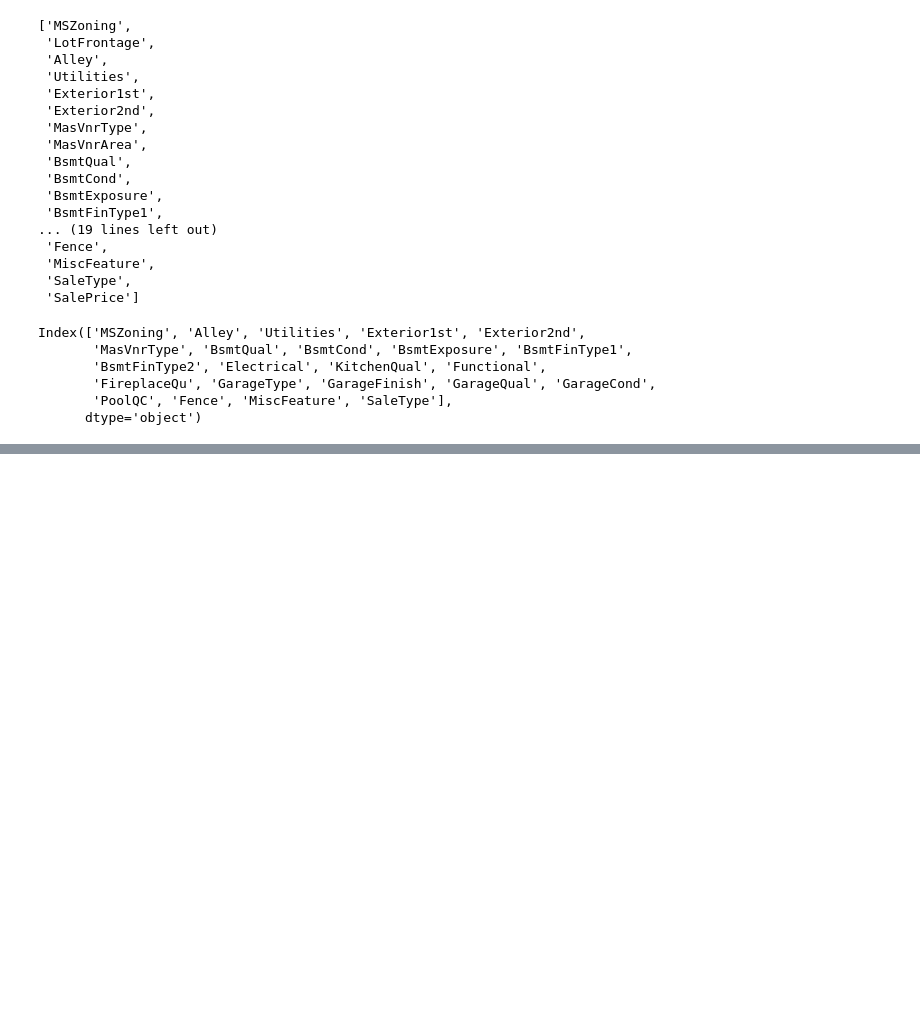
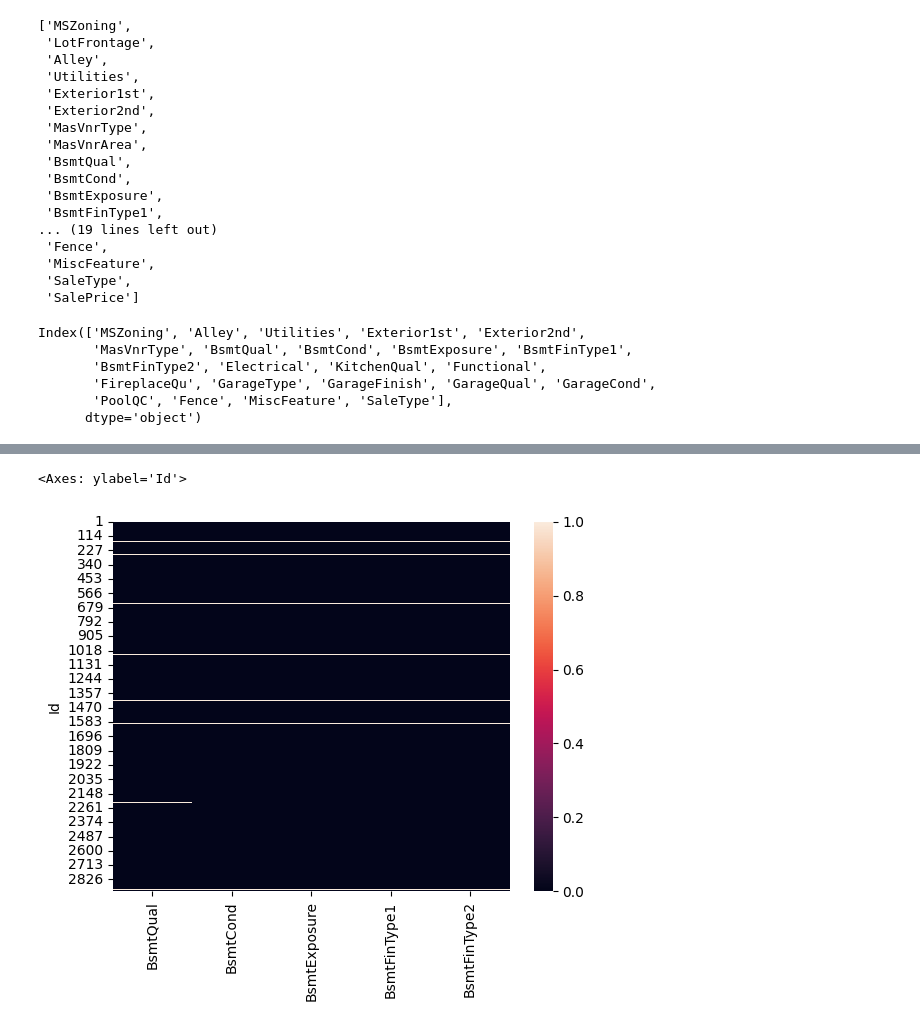
Before and after one commit to rathorebharat937/House_Price_Prediction_Regression_Project, a Jupyter notebook: house_price_prediction_01.ipynb, the cells around one changed output, grey strips where cells are left out. Drawn from its saved outputs; the diff is of its cells as text; code cells hidden in the pictures; blank space fills up the shorter version.

```diff
--- a/house_price_prediction_01.ipynb
+++ b/house_price_prediction_01.ipynb
@@ -888,0 +920,9 @@ Index(['MSZoning', 'Alley', 'Utilities', 'Exterior1st', 'Exterior2nd',
+# %%
+sns.heatmap(df_mvi[['BsmtQual',
+'BsmtCond',
+'BsmtExposure',
+'BsmtFinType1',
+'BsmtFinType2']].isnull())
+# %% [output]
+<Axes: ylabel='Id'>
+[figure, added]
```
Also changed, not shown: parts of 14 cells of this notebook.
